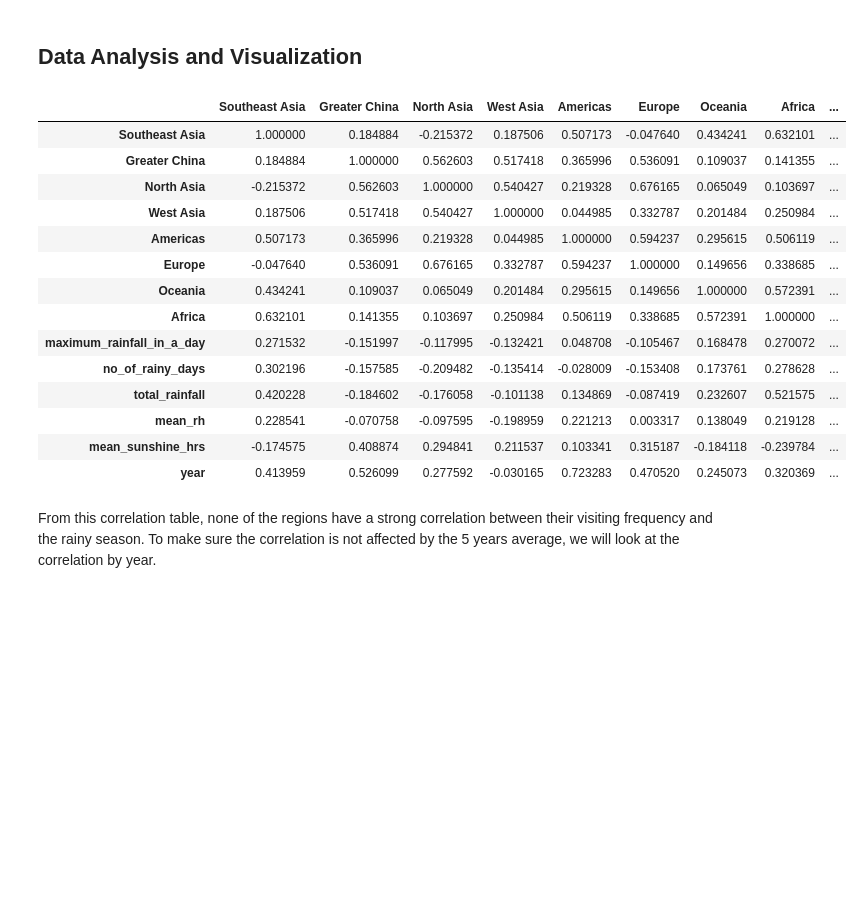
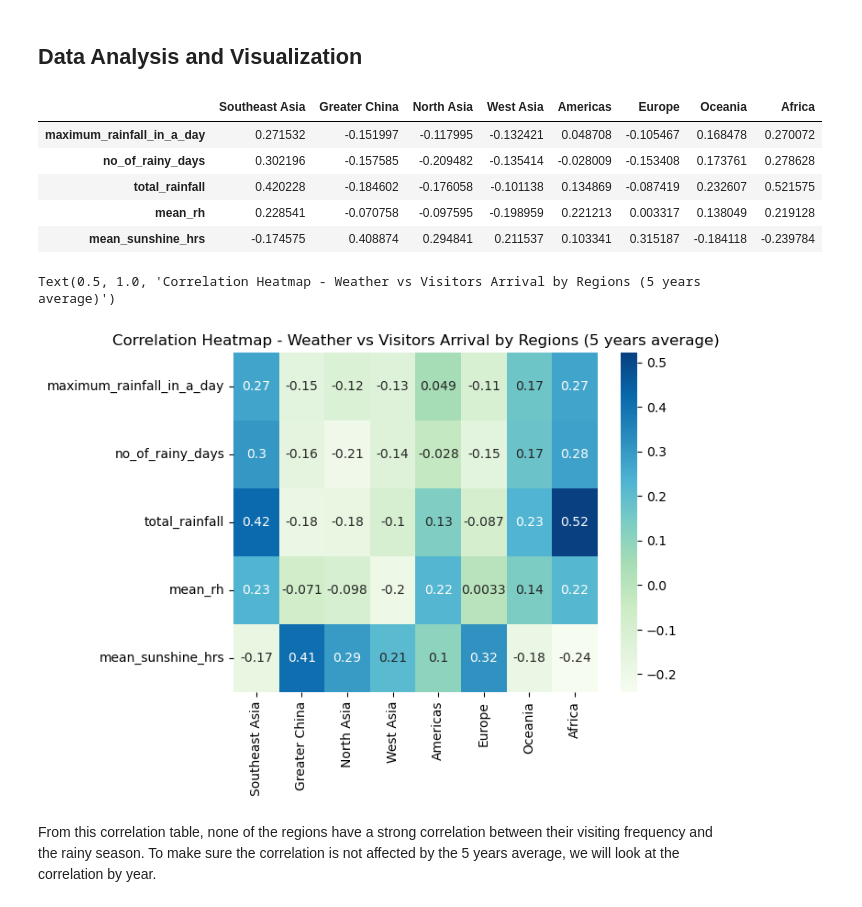
Before and after one commit to altheaxcvii/GA-Project1-Rain-Induced-Fluctuations-in-Singapore-s-Tourism-Number, a Jupyter notebook: Rain-Induced Fluctuations in Singapore's Tourism Number.ipynb, the cells around one changed output. Drawn from its saved outputs; the diff is of its cells as text; code cells hidden in the pictures; blank space fills up the shorter version.

```diff
--- a/Rain-Induced Fluctuations in Singapore's Tourism Number.ipynb
+++ b/Rain-Induced Fluctuations in Singapore's Tourism Number.ipynb
@@ -492,23 +500,21 @@ From these trends, we can tell that certain regions does not seem to mind Singap
 ## <a id='4'>Data Analysis and Visualization</a>
 # %%
 #Running correlation test to look at whether rainy seasons and tourists number are correlated
-profile_by_region[(profile_by_region['year'] <= 2019) & (profile_by_region['year'] >= 2015)].corr()
+profile_by_region[(profile_by_region['year'] <= 2019) & (profile_by_region['year'] >= 2015)].corr().iloc[8:-1,:8]
 # %% [output]
-|  | Southeast Asia | Greater China | North Asia | West Asia | Americas | Europe | Oceania | Africa | ... |
-| Southeast Asia | 1.000000 | 0.184884 | -0.215372 | 0.187506 | 0.507173 | -0.047640 | 0.434241 | 0.632101 | ... |
-| Greater China | 0.184884 | 1.000000 | 0.562603 | 0.517418 | 0.365996 | 0.536091 | 0.109037 | 0.141355 | ... |
-| North Asia | -0.215372 | 0.562603 | 1.000000 | 0.540427 | 0.219328 | 0.676165 | 0.065049 | 0.103697 | ... |
-| West Asia | 0.187506 | 0.517418 | 0.540427 | 1.000000 | 0.044985 | 0.332787 | 0.201484 | 0.250984 | ... |
-| Americas | 0.507173 | 0.365996 | 0.219328 | 0.044985 | 1.000000 | 0.594237 | 0.295615 | 0.506119 | ... |
-| Europe | -0.047640 | 0.536091 | 0.676165 | 0.332787 | 0.594237 | 1.000000 | 0.149656 | 0.338685 | ... |
-| Oceania | 0.434241 | 0.109037 | 0.065049 | 0.201484 | 0.295615 | 0.149656 | 1.000000 | 0.572391 | ... |
-| Africa | 0.632101 | 0.141355 | 0.103697 | 0.250984 | 0.506119 | 0.338685 | 0.572391 | 1.000000 | ... |
-| maximum_rainfall_in_a_day | 0.271532 | -0.151997 | -0.117995 | -0.132421 | 0.048708 | -0.105467 | 0.168478 | 0.270072 | ... |
-| no_of_rainy_days | 0.302196 | -0.157585 | -0.209482 | -0.135414 | -0.028009 | -0.153408 | 0.173761 | 0.278628 | ... |
-| total_rainfall | 0.420228 | -0.184602 | -0.176058 | -0.101138 | 0.134869 | -0.087419 | 0.232607 | 0.521575 | ... |
-| mean_rh | 0.228541 | -0.070758 | -0.097595 | -0.198959 | 0.221213 | 0.003317 | 0.138049 | 0.219128 | ... |
-| mean_sunshine_hrs | -0.174575 | 0.408874 | 0.294841 | 0.211537 | 0.103341 | 0.315187 | -0.184118 | -0.239784 | ... |
-| year | 0.413959 | 0.526099 | 0.277592 | -0.030165 | 0.723283 | 0.470520 | 0.245073 | 0.320369 | ... |
+|  | Southeast Asia | Greater China | North Asia | West Asia | Americas | Europe | Oceania | Africa |
+| maximum_rainfall_in_a_day | 0.271532 | -0.151997 | -0.117995 | -0.132421 | 0.048708 | -0.105467 | 0.168478 | 0.270072 |
+| no_of_rainy_days | 0.302196 | -0.157585 | -0.209482 | -0.135414 | -0.028009 | -0.153408 | 0.173761 | 0.278628 |
+| total_rainfall | 0.420228 | -0.184602 | -0.176058 | -0.101138 | 0.134869 | -0.087419 | 0.232607 | 0.521575 |
+| mean_rh | 0.228541 | -0.070758 | -0.097595 | -0.198959 | 0.221213 | 0.003317 | 0.138049 | 0.219128 |
+| mean_sunshine_hrs | -0.174575 | 0.408874 | 0.294841 | 0.211537 | 0.103341 | 0.315187 | -0.184118 | -0.239784 |
+# %%
+#5 years average
+sns.heatmap(profile_by_region[(profile_by_region['year'] <= 2019) & (profile_by_region['year'] >= 2015)].corr().iloc[8:-1,:8], annot=True, cmap='GnBu')
+plt.title('Correlation Heatmap - Weather vs Visitors Arrival by Regions (5 years average)')
+# %% [output]
+Text(0.5, 1.0, 'Correlation Heatmap - Weather vs Visitors Arrival by Regions (5 years average)')
+[figure, added]
 # %% [markdown]
 From this correlation table, none of the regions have a strong correlation between their visiting frequency and the rainy season. To make sure the correlation is not affected by the 5 years average, we will look at the correlation by year.
 # %%
```
Also changed, not shown: parts of 32 cells of this notebook, 2 other files.
